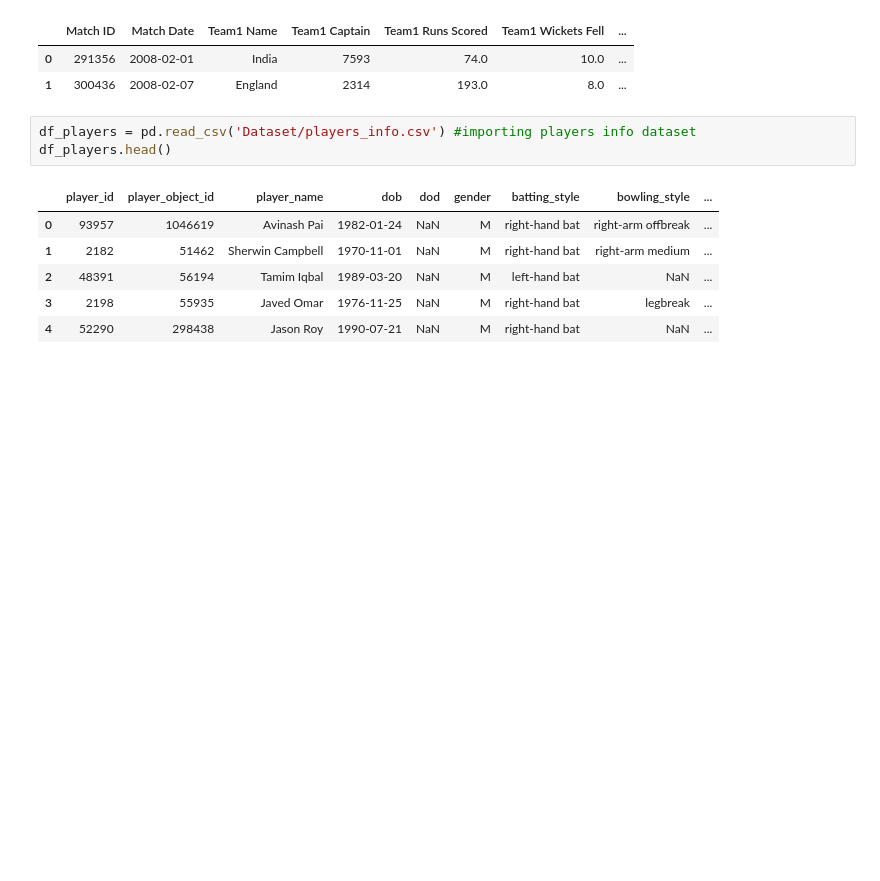
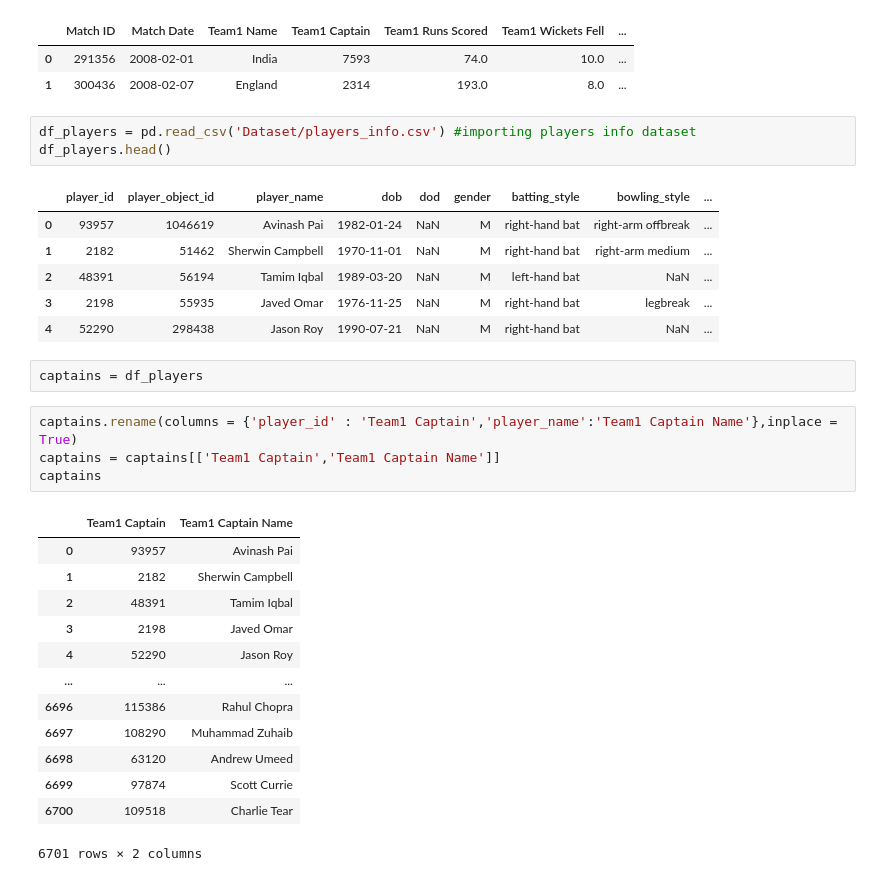
Before and after one commit to NishanD21/T20-Cricket-Data-Analysis, a Jupyter notebook: t20_cricket_analysis.ipynb, the cells around one changed output. Saved outputs shown, nothing was run; the diff lists cells and outputs as text; blank space fills up the shorter version.

```diff
--- a/t20_cricket_analysis.ipynb
+++ b/t20_cricket_analysis.ipynb
@@ -249,3 +236,23 @@ df_players.head()
 | 2 | 48391 | 56194 | Tamim Iqbal | 1989-03-20 | NaN | M | left-hand bat | NaN | ... |
 | 3 | 2198 | 55935 | Javed Omar | 1976-11-25 | NaN | M | right-hand bat | legbreak | ... |
 | 4 | 52290 | 298438 | Jason Roy | 1990-07-21 | NaN | M | right-hand bat | NaN | ... |
+# %%
+captains = df_players
+# %%
+captains.rename(columns = {'player_id' : 'Team1 Captain','player_name':'Team1 Captain Name'},inplace = True)
+captains = captains[['Team1 Captain','Team1 Captain Name']]
+captains
+# %% [output]
+|  | Team1 Captain | Team1 Captain Name |
+| 0 | 93957 | Avinash Pai |
+| 1 | 2182 | Sherwin Campbell |
+| 2 | 48391 | Tamim Iqbal |
+| 3 | 2198 | Javed Omar |
+| 4 | 52290 | Jason Roy |
+| ... | ... | ... |
+| 6696 | 115386 | Rahul Chopra |
+| 6697 | 108290 | Muhammad Zuhaib |
+| 6698 | 63120 | Andrew Umeed |
+| 6699 | 97874 | Scott Currie |
+| 6700 | 109518 | Charlie Tear |
+6701 rows × 2 columns
```
Also changed, not shown: parts of 19 cells of this notebook.
